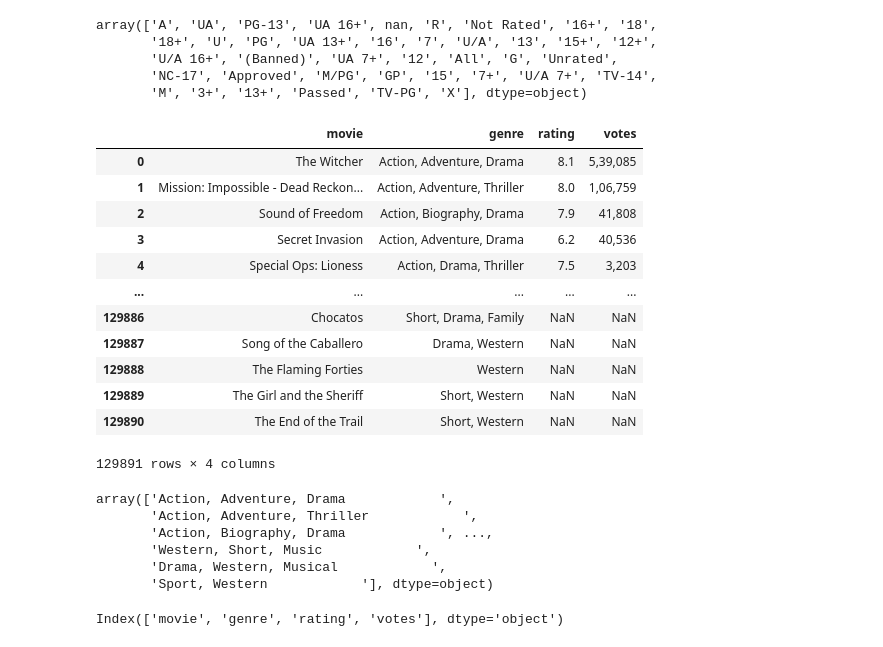
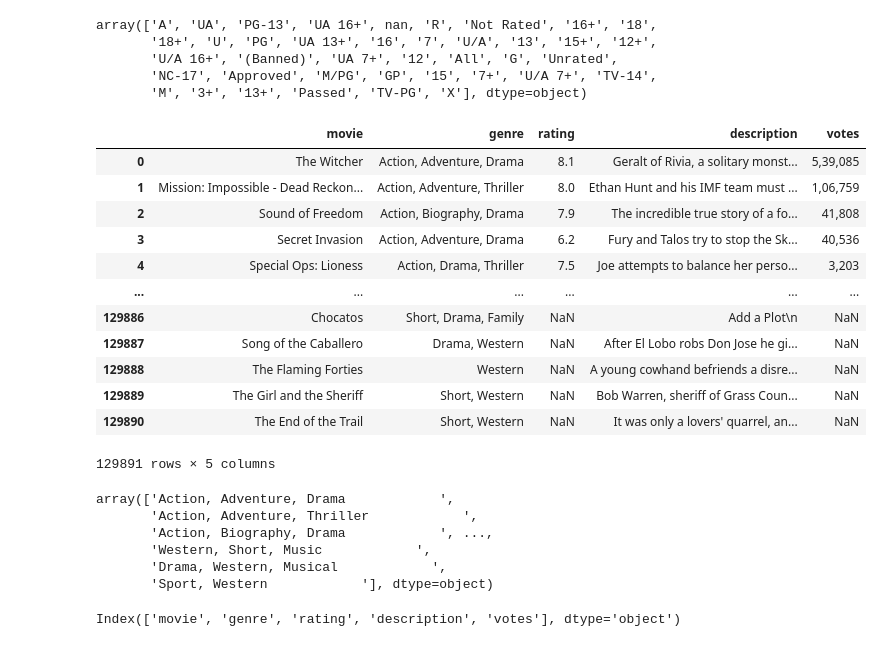
Before and after one commit to zhutchens/recommender-system, a Jupyter notebook: recommender-system.ipynb, the cells around one changed output. Drawn from its saved outputs; the diff is of its cells as text; code cells hidden in the pictures.

```diff
--- a/recommender-system.ipynb
+++ b/recommender-system.ipynb
@@ -30,22 +35,22 @@ array(['A', 'UA', 'PG-13', 'UA 16+', nan, 'R', 'Not Rated', '16+', '18',
        'NC-17', 'Approved', 'M/PG', 'GP', '15', '7+', 'U/A 7+', 'TV-14',
        'M', '3+', '13+', 'Passed', 'TV-PG', 'X'], dtype=object)
 # %%
-imbd_data.drop(columns = ['stars', 'runtime', 'description', 'director', 'certificate'], inplace = True)
+imbd_data.drop(columns = ['stars', 'runtime', 'director', 'certificate'], inplace = True)
 imbd_data
 # %% [output]
-|  | movie | genre | rating | votes |
-| 0 | The Witcher | Action, Adventure, Drama | 8.1 | 5,39,085 |
-| 1 | Mission: Impossible - Dead Reckon... | Action, Adventure, Thriller | 8.0 | 1,06,759 |
-| 2 | Sound of Freedom | Action, Biography, Drama | 7.9 | 41,808 |
-| 3 | Secret Invasion | Action, Adventure, Drama | 6.2 | 40,536 |
-| 4 | Special Ops: Lioness | Action, Drama, Thriller | 7.5 | 3,203 |
-| ... | ... | ... | ... | ... |
-| 129886 | Chocatos | Short, Drama, Family | NaN | NaN |
-| 129887 | Song of the Caballero | Drama, Western | NaN | NaN |
-| 129888 | The Flaming Forties | Western | NaN | NaN |
-| 129889 | The Girl and the Sheriff | Short, Western | NaN | NaN |
-| 129890 | The End of the Trail | Short, Western | NaN | NaN |
+|  | movie | genre | rating | description | votes |
+| 0 | The Witcher | Action, Adventure, Drama | 8.1 | Geralt of Rivia, a solitary monst... | 5,39,085 |
+| 1 | Mission: Impossible - Dead Reckon... | Action, Adventure, Thriller | 8.0 | Ethan Hunt and his IMF team must ... | 1,06,759 |
+| 2 | Sound of Freedom | Action, Biography, Drama | 7.9 | The incredible true story of a fo... | 41,808 |
+| 3 | Secret Invasion | Action, Adventure, Drama | 6.2 | Fury and Talos try to stop the Sk... | 40,536 |
+| 4 | Special Ops: Lioness | Action, Drama, Thriller | 7.5 | Joe attempts to balance her perso... | 3,203 |
+| ... | ... | ... | ... | ... | ... |
+| 129886 | Chocatos | Short, Drama, Family | NaN | Add a Plot\n | NaN |
+| 129887 | Song of the Caballero | Drama, Western | NaN | After El Lobo robs Don Jose he gi... | NaN |
+| 129888 | The Flaming Forties | Western | NaN | A young cowhand befriends a disre... | NaN |
+| 129889 | The Girl and the Sheriff | Short, Western | NaN | Bob Warren, sheriff of Grass Coun... | NaN |
+| 129890 | The End of the Trail | Short, Western | NaN | It was only a lovers' quarrel, an... | NaN |
-129891 rows × 4 columns
+129891 rows × 5 columns
 # %%
 imbd_data['genre'].unique()
 # %% [output]
@@ -58,7 +63,7 @@ array(['Action, Adventure, Drama            ',
 # %%
 imbd_data.columns
 # %% [output]
-Index(['movie', 'genre', 'rating', 'votes'], dtype='object')
+Index(['movie', 'genre', 'rating', 'description', 'votes'], dtype='object')
 # %%
 imbd_data.isna().any()
 # %% [output]
```
Also changed, not shown: parts of 28 cells of this notebook.
